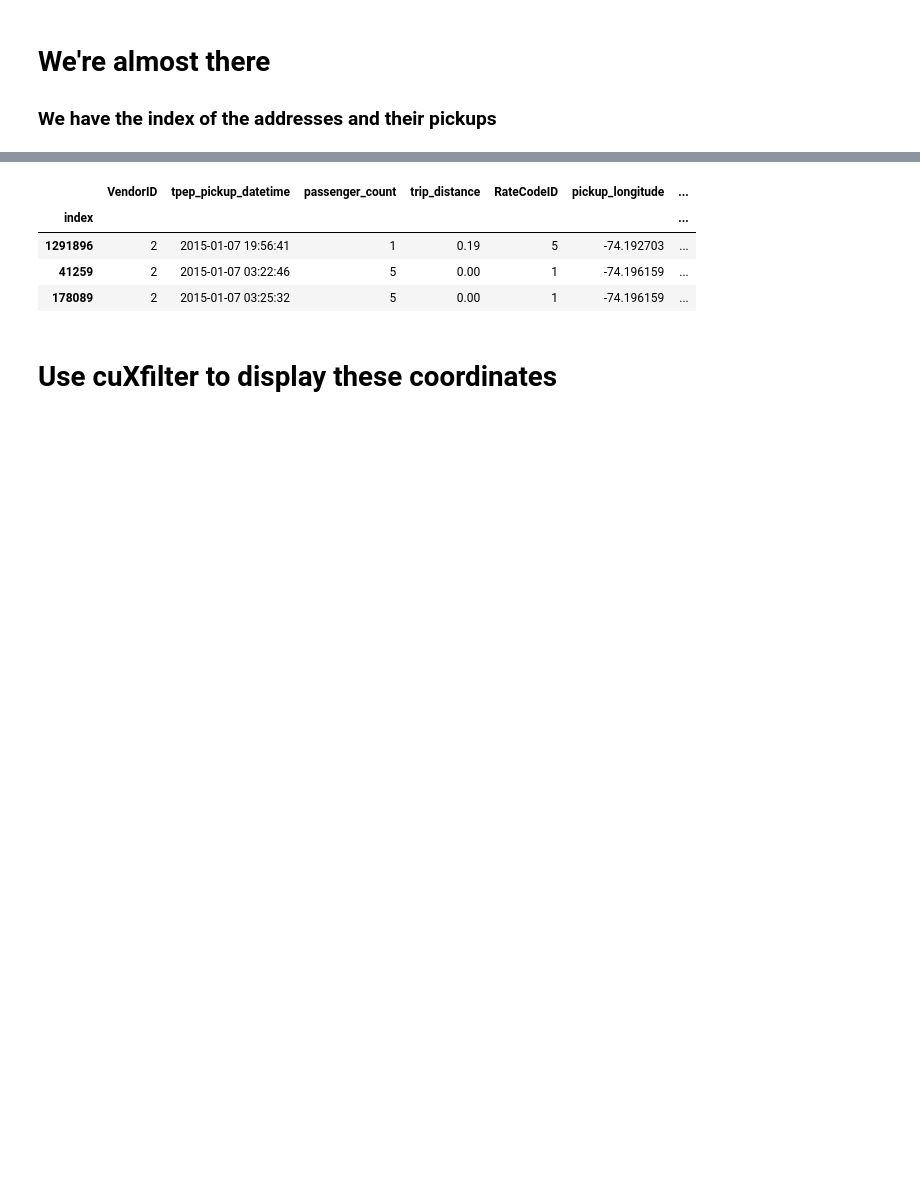
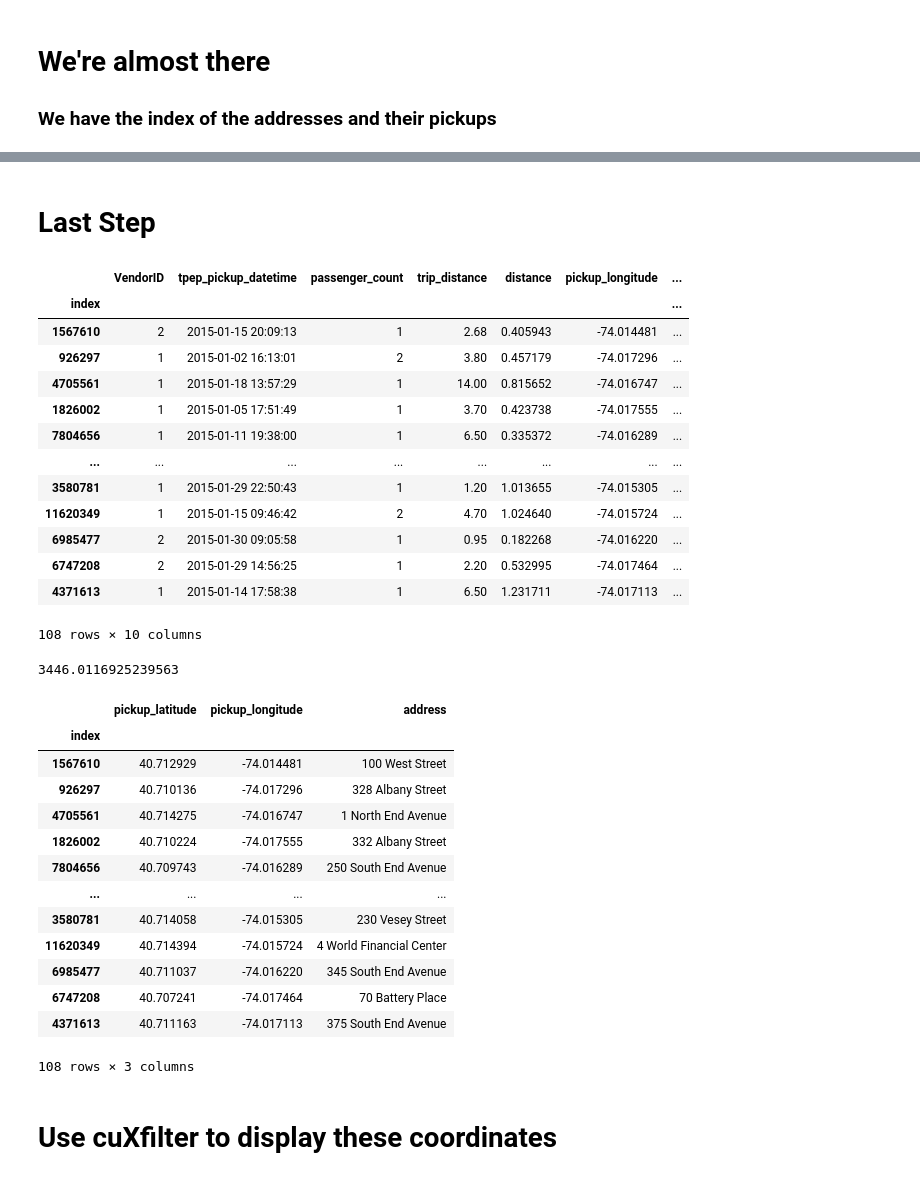
Before and after one commit to thomcom/gtc-2023, a Jupyter notebook: GTC 2023.ipynb, the cells around one changed output, grey strips where cells are left out. Saved outputs shown, nothing was run; the diff lists cells and outputs as text; code cells hidden in the pictures; blank space fills up the shorter version.

```diff
--- a/GTC 2023.ipynb
+++ b/GTC 2023.ipynb
@@ -55,8 +87,7 @@ addresses = make_geoseries_from_lon_lat(
     NAD['Latitude']
 )
 # %%
-# addresses_pip = quadtree(zones['geometry'], addresses)
-addresses_pip = zones['geometry'].contains_properly(addresses, allpairs=True)
-addresses_pip
+borough_addresses = zones['geometry'].contains_properly(addresses, allpairs=True)
+display(borough_addresses)
 # %% [output]
 |  | polygon_index | point_index |
@@ -73,9 +104,8 @@ addresses_pip
 | 966788 | 262 | 5368830 |
 966789 rows × 2 columns
 # %%
-# pickups_pip = quadtree(zones['geometry'], pickups)
-pickups_pip = zones['geometry'].iloc[0:120].contains_properly(pickups, allpairs=True)
-pickups_pip
+borough_pickups = zones['geometry'].iloc[0:50].contains_properly(pickups, allpairs=True)
+display(borough_pickups)
 
 # You can do it one of two ways: .contains_properly, or write the pip yourself.
 # %% [output]
@@ -168,17 +214,10 @@ address_pickup_minimum_correspondence = gb_df.iloc[pickup_indices_of_nearest['di
 
 ### We have the index of the addresses and their pickups
 # %%
-NAD_Street = cudf.read_csv('NAD_r11.txt', usecols=[
-    'State',
-    'StN_PreDir',
-    'StreetName',
-    'StN_PosTyp',
-    'Add_Number',
-    'Addr_Type'
-])
-NAD_Street = NAD_Street[NAD_Street['State'] == NY]
 nearest_pickups = taxi2015.iloc[address_pickup_minimum_correspondence['pickup']]
-nearest_addresses = NAD_Street.loc[address_pickup_minimum_correspondence['address']]
+nearest_addresses_lonlat = NAD.loc[address_pickup_minimum_correspondence['address']]
+# display(nearest_pickups)
+# display(nearest_addresses_lonlat)
 # %%
 # concatenate address fields
 
@@ -199,9 +238,8 @@ def build_address_string(NAD_Street):
         blanks
     ).str.cat(
         NAD_Street['StN_PosTyp']
-    ).str.cat(
-        NAD_Street['Addr_Type']
     )
     return street_names.str.replace('  ', ' ')
 
-build_address_string(nearest_addresses)
+nearest_addresses_street_name = NAD_Street.loc[address_pickup_minimum_correspondence['address']]
+street_names = build_address_string(nearest_addresses_street_name)
@@ -213,26 +246,59 @@ Name: Add_Number, dtype: object
+# %% [markdown]
+# Last Step
 # %%
+# Attach the street names to the original pickups dataframe
+
 no_index = nearest_pickups.reset_index()
-no_index['address'] = build_address_string(nearest_addresses).reset_index(drop=True)
+no_index['address'] = street_names.reset_index(drop=True)
+no_index['distance'] = gb_df['distance']
 taxi_pickups_with_address = no_index.set_index(no_index['index'])
 taxi_pickups_with_address.drop('index', inplace=True, axis=1)
-taxi_pickups_with_address[[
+display(taxi_pickups_with_address[[
     'VendorID',
     'tpep_pickup_datetime',
     'passenger_count',
     'trip_distance',
-    'RateCodeID',
+    'distance',
     'pickup_longitude',
     'pickup_latitude',
     'fare_amount',
     'tip_amount',
     'address'
-]].iloc[0:10]
-#taxi_pickups_with_address.columns
+]])
+display(taxi_pickups_with_address[[
+    'pickup_latitude',
+    'pickup_longitude',
+    'address'
+]])
 # %% [output]
-|  | VendorID | tpep_pickup_datetime | passenger_count | trip_distance | RateCodeID | pickup_longitude | ... |
+|  | VendorID | tpep_pickup_datetime | passenger_count | trip_distance | distance | pickup_longitude | ... |
 | index |  |  |  |  |  |  | ... |
-| 1291896 | 2 | 2015-01-07 19:56:41 | 1 | 0.19 | 5 | -74.192703 | ... |
-| 41259 | 2 | 2015-01-07 03:22:46 | 5 | 0.00 | 1 | -74.196159 | ... |
-| 178089 | 2 | 2015-01-07 03:25:32 | 5 | 0.00 | 1 | -74.196159 | ... |
+| 1567610 | 2 | 2015-01-15 20:09:13 | 1 | 2.68 | 0.405943 | -74.014481 | ... |
+| 926297 | 1 | 2015-01-02 16:13:01 | 2 | 3.80 | 0.457179 | -74.017296 | ... |
+| 4705561 | 1 | 2015-01-18 13:57:29 | 1 | 14.00 | 0.815652 | -74.016747 | ... |
+| 1826002 | 1 | 2015-01-05 17:51:49 | 1 | 3.70 | 0.423738 | -74.017555 | ... |
+| 7804656 | 1 | 2015-01-11 19:38:00 | 1 | 6.50 | 0.335372 | -74.016289 | ... |
+| ... | ... | ... | ... | ... | ... | ... | ... |
+| 3580781 | 1 | 2015-01-29 22:50:43 | 1 | 1.20 | 1.013655 | -74.015305 | ... |
+| 11620349 | 1 | 2015-01-15 09:46:42 | 2 | 4.70 | 1.024640 | -74.015724 | ... |
+| 6985477 | 2 | 2015-01-30 09:05:58 | 1 | 0.95 | 0.182268 | -74.016220 | ... |
+| 6747208 | 2 | 2015-01-29 14:56:25 | 1 | 2.20 | 0.532995 | -74.017464 | ... |
+| 4371613 | 1 | 2015-01-14 17:58:38 | 1 | 6.50 | 1.231711 | -74.017113 | ... |
+108 rows × 10 columns
+3446.0116925239563
+|  | pickup_latitude | pickup_longitude | address |
+| index |  |  |  |
+| 1567610 | 40.712929 | -74.014481 | 100 West Street |
+| 926297 | 40.710136 | -74.017296 | 328 Albany Street |
+| 4705561 | 40.714275 | -74.016747 | 1 North End Avenue |
+| 1826002 | 40.710224 | -74.017555 | 332 Albany Street |
+| 7804656 | 40.709743 | -74.016289 | 250 South End Avenue |
+| ... | ... | ... | ... |
+| 3580781 | 40.714058 | -74.015305 | 230 Vesey Street |
+| 11620349 | 40.714394 | -74.015724 | 4 World Financial Center |
+| 6985477 | 40.711037 | -74.016220 | 345 South End Avenue |
+| 6747208 | 40.707241 | -74.017464 | 70 Battery Place |
+| 4371613 | 40.711163 | -74.017113 | 375 South End Avenue |
+108 rows × 3 columns
 # %% [markdown]
 # Use cuXfilter to display these coordinates
```
Also changed, not shown: parts of 18 cells of this notebook, 2 other files.
